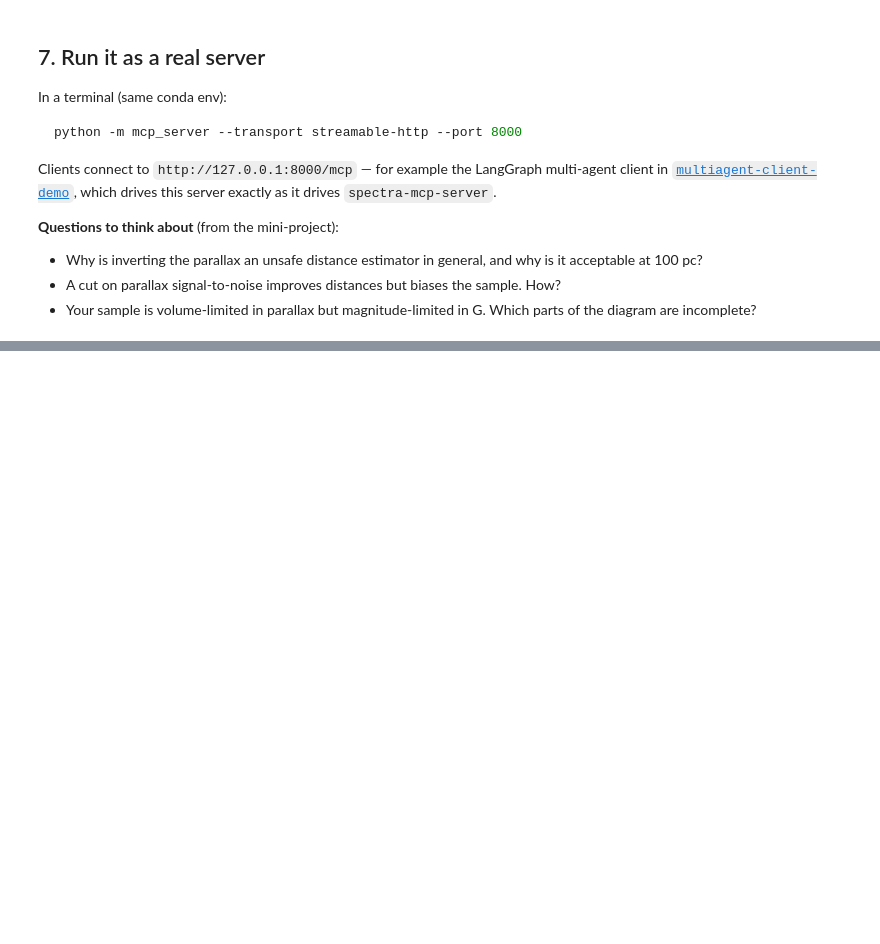
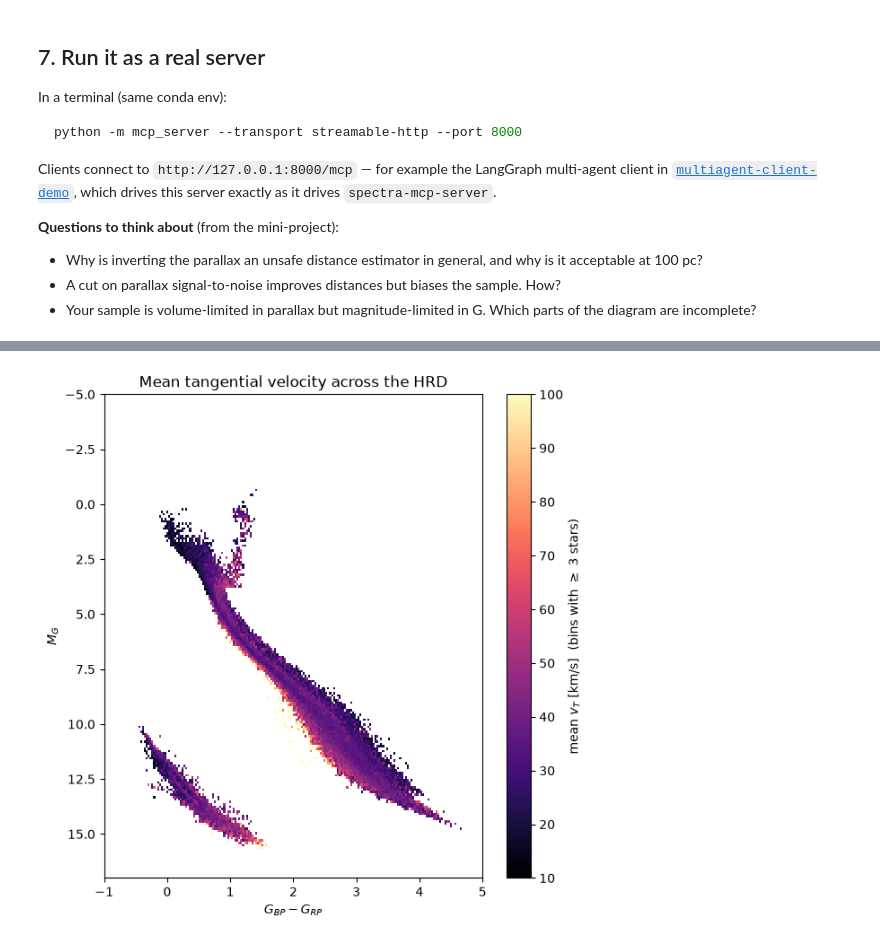
Before and after one commit to HEP-KE/gaia-mcp-server, a Jupyter notebook: notebooks/01_manual_pipeline.ipynb, the cells around one changed output, grey strips where cells are left out. Cells and saved outputs as stored; diff of their text form; code cells hidden in the pictures; blank space fills up the shorter version.

```diff
--- a/notebooks/01_manual_pipeline.ipynb
+++ b/notebooks/01_manual_pipeline.ipynb
@@ -226,0 +317,17 @@ which drives this server exactly as it drives `spectra-mcp-server`.
+# %%
+# The same information as one map: mean v_T per CMD bin
+H_n, xe, ye = np.histogram2d(bp_rp, M_G, bins=200, range=[[-1, 5], [-5, 17]])
+H_v, _, _ = np.histogram2d(bp_rp, M_G, bins=200, range=[[-1, 5], [-5, 17]],
+                           weights=v_tan)
+mean_v = np.where(H_n >= 3, H_v / np.maximum(H_n, 1), np.nan)
+
+fig, ax = plt.subplots(figsize=(6.8, 7))
+im = ax.pcolormesh(xe, ye, mean_v.T, cmap="magma", vmin=10, vmax=100)
+ax.set_ylim(17, -5)
+ax.set_xlabel(r"$G_{BP} - G_{RP}$")
+ax.set_ylabel(r"$M_G$")
+ax.set_title("Mean tangential velocity across the HRD")
+fig.colorbar(im, ax=ax, label=r"mean $v_T$ [km/s]  (bins with $\geq$ 3 stars)")
+plt.show()
+# %% [output]
+[figure, added]
```
Also changed, not shown: parts of 12 cells of this notebook, 1 other file.
